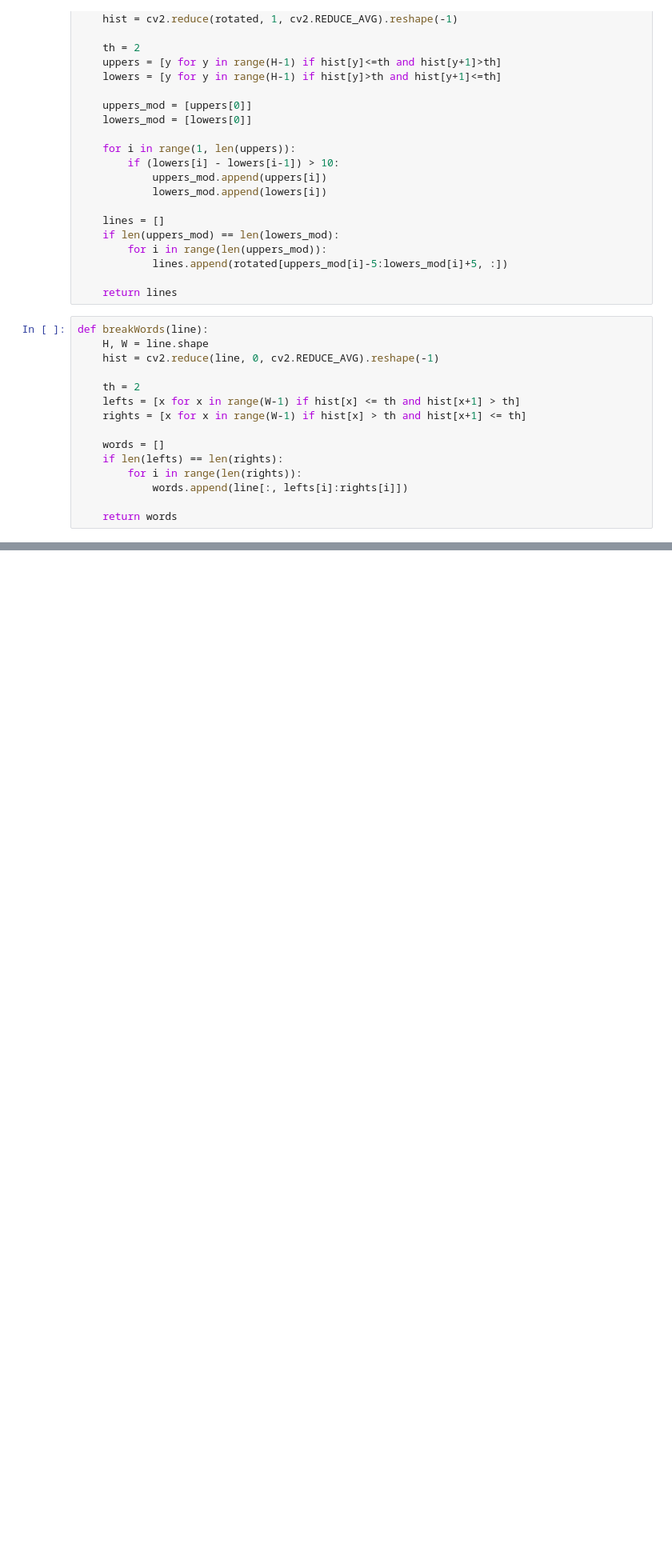
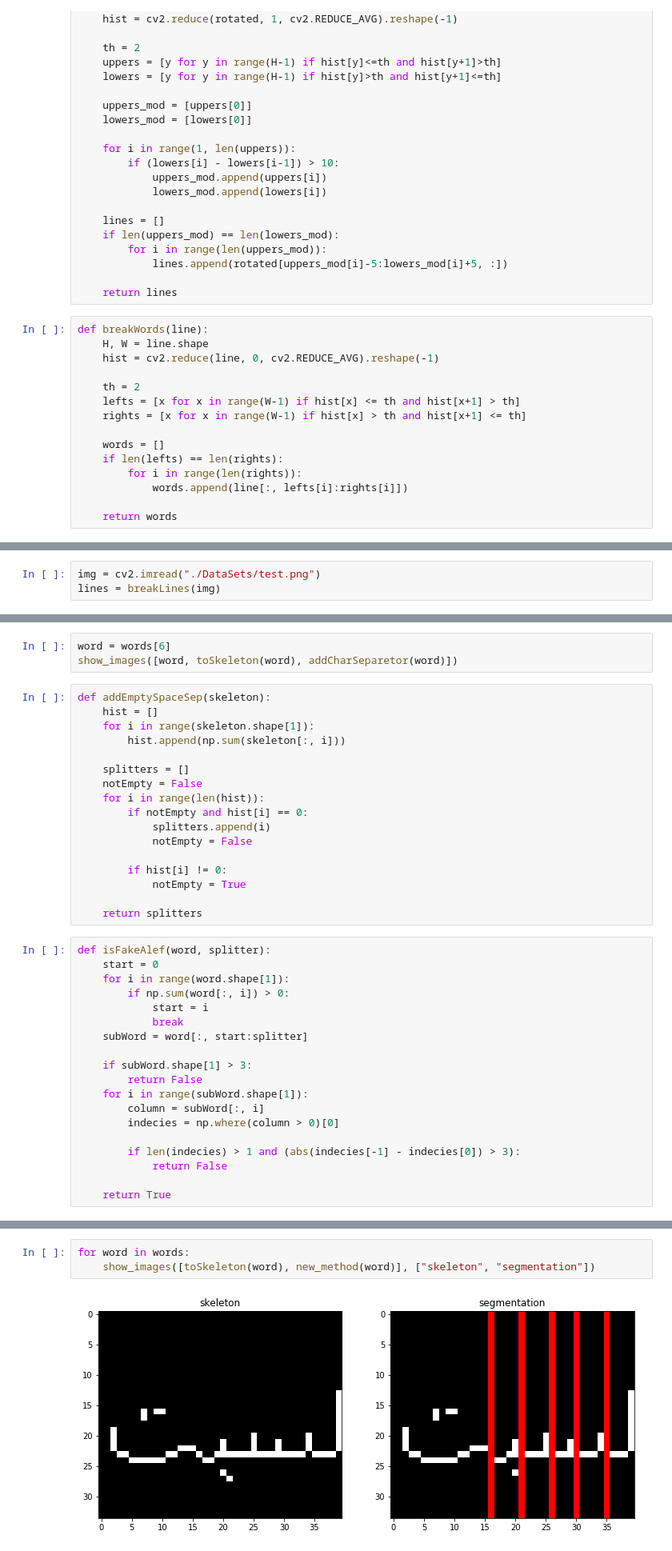
Before and after one commit to abdo-soliman/ArabicOCR, a Jupyter notebook: segmentation.ipynb, the cells around one changed output, grey strips where cells are left out. Shown at 80% size. Drawn from its saved outputs; the diff is of its cells as text; blank space fills up the shorter version.

Commit message:
added baseLine character segmentation and sample script

```diff
--- a/segmentation.ipynb
+++ b/segmentation.ipynb
@@ -310,0 +184,3 @@ show_images([bgr_skeleton], ['marked areas'])
+# %%
+img = cv2.imread("./DataSets/test.png")
+lines = breakLines(img)
@@ -310,0 +194,39 @@ show_images([bgr_skeleton], ['marked areas'])
+# %%
+word = words[6]
+show_images([word, toSkeleton(word), addCharSeparetor(word)])
+# %%
+def addEmptySpaceSep(skeleton):
+    hist = []
+    for i in range(skeleton.shape[1]):
+        hist.append(np.sum(skeleton[:, i]))
+
+    splitters = []
+    notEmpty = False
+    for i in range(len(hist)):
+        if notEmpty and hist[i] == 0:
+            splitters.append(i)
+            notEmpty = False
+
+        if hist[i] != 0:
+            notEmpty = True
+
+    return splitters
+# %%
+def isFakeAlef(word, splitter):
+    start = 0
+    for i in range(word.shape[1]):
+        if np.sum(word[:, i]) > 0:
+            start = i
+            break
+    subWord = word[:, start:splitter]
+
+    if subWord.shape[1] > 3:
+        return False
+    for i in range(subWord.shape[1]):
+        column = subWord[:, i]
+        indecies = np.where(column > 0)[0]
+
+        if len(indecies) > 1 and (abs(indecies[-1] - indecies[0]) > 3):
+            return False
+
+    return True
@@ -310,0 +291,5 @@ show_images([bgr_skeleton], ['marked areas'])
+# %%
+for word in words:
+    show_images([toSkeleton(word), new_method(word)], ["skeleton", "segmentation"])
+# %% [output]
+[figure, added]
```
Also changed, not shown: parts of 16 cells of this notebook, 1 other file.
